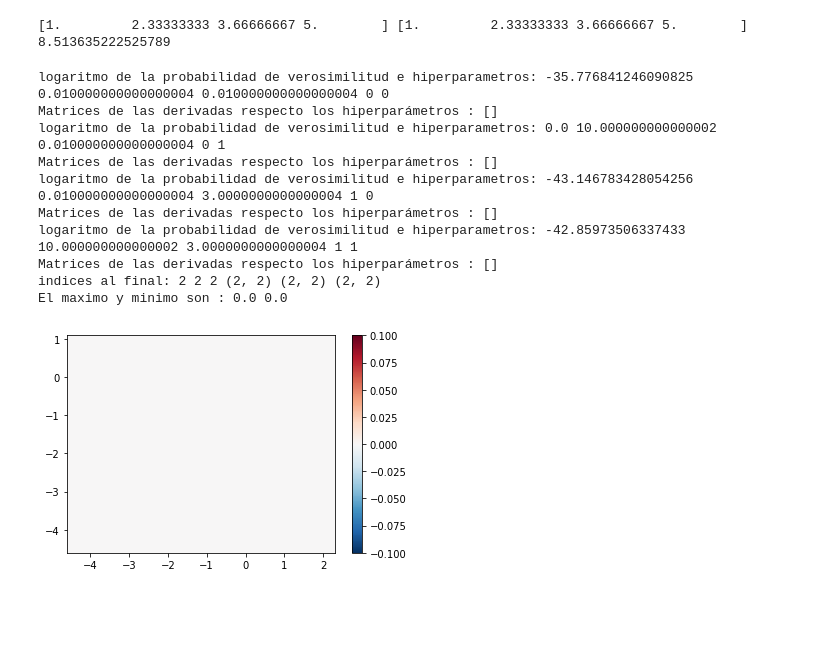
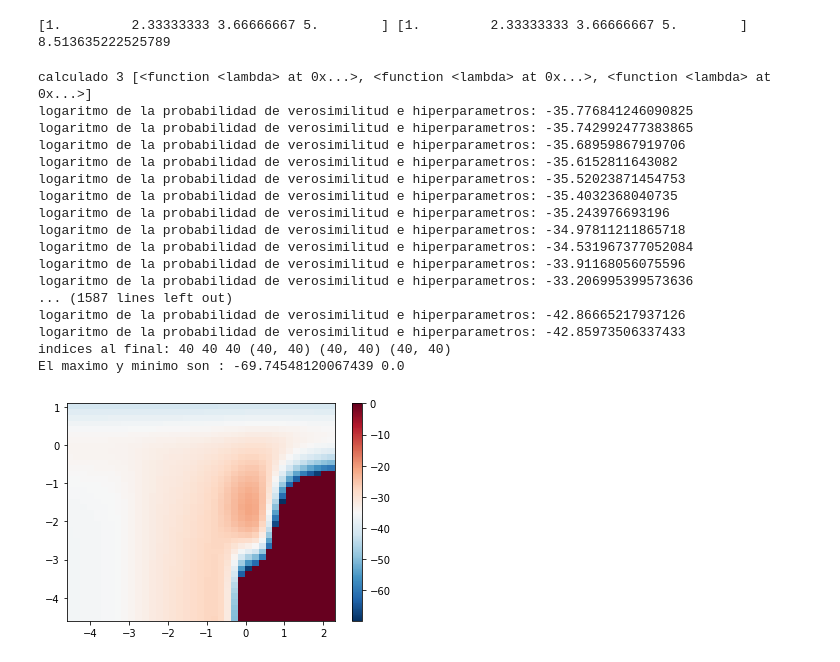
Before and after one commit to juanlu29/juanlu29, a Jupyter notebook: libreriaGP.ipynb, the cells around one changed output. Drawn from its saved outputs; the diff is of its cells as text; code cells hidden in the pictures; blank space fills up the shorter version.

```diff
--- a/libreriaGP.ipynb
+++ b/libreriaGP.ipynb
@@ -125,11 +125,8 @@ class gaussProcess():
     # Se crean matrices [[x],[x],...] (longitud de la concatenacion nx) y [[y],[y],...].T (longitud de la concatenacion ny)
     xM = np.full((len(y),len(x)),x)
     yM = (np.full((len(x),len(y)),y)).T
-    # Llamamos la funcion Ker que nos debe devolver como salida una matriz cuyos elementos calculados representan k(x,y)
-    #return [ self.derKer[i](xM,yM,*hiper) for i in range(self.N_iter) ]
-    for ff, dd in self.todo:
-      print(dd)
-    return np.asarray([ func(xM,yM,*hipero) for func, hipero in self.todo ] )
+    # Generamos el array de matrices llamando al zip de las funciones de derivadas y sus hiperparámetros para generarlas
+    return np.asarray([ self.DerKer[i](xM,yM,*self.Der_Hiper[i]) for i in range(len(self.DerKer)) ] )
 
   def compCov(self,covarianza,*hiper):
     '''
@@ -145,11 +142,14 @@ class gaussProcess():
     '''
     Permite definir la expresion para la derivada del kernel respecto los distintos hiperparametros como un iterable zip
     de funciones anonimas juntos a sus hiperparámetros.
-    En este caso por propositos de optimizacion se espera que se evalue dinamicamente con distintos hiperparámetros
+    En este caso por propositos de optimizacion se espera que se evalue dinamicamente con distintos hiperparámetros.
+    Los datos contenidos en *hiper están encapsulados en una tupla a la que se debe acceder previamente
     '''
-    self.todo = zip(derCovarianza,hiper)
+    self.Zip_Der_hiper = zip(derCovarianza,hiper[0]) # Al hacer zip con las funciones anónimas nos permite iterar sobre los pares funciones - hiperparámetros de manera compacta
+    self.Der_Hiper = hiper[0]
     try:
-      self.derKer = [ lambda x_1,x_2,*hipero: derCovarianza[i](x_1,x_2,*hipero) for func,hipero in self.todo ]
+      #self.derKer = list([ lambda x_1,x_2,*h: der(x_1,x_2,*h) for der,h in self.Zip_Der_hiper ])
+      self.DerKer = derCovarianza
     except:
       raise NameError("No se ha definido kernel previamente")
     return
@@ -184,7 +184,7 @@ class gaussProcess():
       s : amplitud de la correlacion, esta relacionado con la amplitud de las trayectorias generadas por el GP
       l : escala de longitud del GP. Esta relacionada con la distancia sobr la cual los procesos generados por el GP pueden presentar oscilaciones o variaciones
       '''
-      return s*np.exp(-np.power(xa-xb,2)/(2.*np.power(l,2)))
+      return 2*s*np.exp(-np.power(xa-xb,2)/(2.*np.power(l,2)))
 
     def expCua_der_l(self,xb,xa,s,l):
       '''
@@ -553,13 +553,13 @@ class datosVisualizacion():
     self.fig_hm.colorbar(heatmap, ax=self.ax_hm)
     self.fig_hm.show()
 # %%
-#x_train = np.linspace(0.1,9.7,40)
+#x_train = np.linspace(0.1,9.7,5)
 #y_train = 1.1*np.sin(2.*x_train) + np.asarray([random.gauss(0.,1.) for i in range(len(x_train))])
 x_train = [-7.27980659640218,-6.3565864147485,-6.33349783214072,-5.85186882395103,-4.74692152231896,-4.08519569483122,-3.73024545572045,-2.78487668464404,-2.15092471829579,-0.902510956795564,0.496360463886639,0.756812013112905,1.00714394820637,2.37248404949064,2.46618962012525,4.24396641874347,4.33629137438754,4.89477951284853,5.81238911017895,6.14524950944106]
 y_train = [-1.49888963305016,0.569441996545526,0.623268356304418,0.9063943036413,-0.376423208431739,-0.871911241143502,-0.803958546300539,1.07173322993408,2.29393880644365,2.62802707180373,0.412113574676584,-0.297490218195917,-0.660456836687934,-2.66828227995347,-2.09868165955797,-0.965605061863299,-0.758001691987733,-1.32241178751454,-0.725175367478586,-0.449178680954562]
 
 
-grp = 2
+grp = 40
 #sigmas = np.linspace(0.01,3.,grp)
 #ls = np.linspace(0.01,10.,grp)
 
@@ -577,6 +577,9 @@ probabilidades = np.zeros((grp,grp))
 s = 1.
 
 gp_prueba = gaussProcess()
+gp_prueba.compCov(lambda x,y,sh,lh,sigmah : gp_prueba.Kernels.exponencialCuadrada(x,y,sh,lh)+gp_prueba.Kernels.ruidoBlanco(x,y,sigmah),1.,1.,1.) # Aqui especificamos los hiperparametros
+funciones = [lambda x,y,sh,lh: gp_prueba.Kernels.expCua_der_s(x,y,sh,lh) , lambda x,y,sh,lh: gp_prueba.Kernels.expCua_der_l(x,y,sh,lh), lambda x,y,sigmah: gp_prueba.Kernels.rB_der_sigma(x,y,sigmah)]
+gp_prueba.compDerCov( funciones, [[1., 1],[1., 1.],[1.]])
 
 
 i = 0
@@ -585,59 +588,59 @@ for sigma in sigmas:
   j = 0
   for l in ls:
 
-    # Generamos un proceso gausiano para generar la distribucion de funciones con probabilidades a priori (las que nos ofrece las incertidumbres en los parametros)
-    #lll = np.power(10,l)
-    #sigmall = np.power(10,sigma)
-    gp_prueba.compCov(lambda x,y,s,l,sigma : gp_prueba.Kernels.exponencialCuadrada(x,y,s,l)+gp_prueba.Kernels.ruidoBlanco(x,y,sigma),s,l,sigma) # Aqui especificamos los hiperparametros
-    gp_prueba.compDerCov([lambda x,y,s,l : gp_prueba.Kernels.expCua_der_s(x,y,s,l) , lambda x,y,s,l : gp_prueba.Kernels.expCua_der_l(x,y,s,l), lambda x,y,sigma : gp_prueba.Kernels.rB_der_sigma(x,y,sigma)], [[s, l],[s, l], [sigma]] )
+    gp_prueba.Der_Hiper = [[s, l],[s, l],[sigma]]
+    gp_prueba.Hiper = [s,l,sigma]
+    gp_prueba.log_prob_verosimilitud_datos(x_train,y_train)
+    probabilidades[i,j] = gp_prueba.log_marg_y
 
 
-
-
-    gp_prueba.log_prob_verosimilitud_datos(x_train,y_train)
-
-
-    print("logaritmo de la probabilidad de verosimilitud e hiperparametros:",gp_prueba.log_marg_y,l,sigma,i,j)
-    print("Matrices de las derivadas respecto los hiperparámetros :", gp_prueba.calcDerCovM(x_train,x_train))
+    print("logaritmo de la probabilidad de verosimilitud e hiperparametros:",gp_prueba.log_marg_y)
 
     j = j + 1
 
   i = i + 1
 
 print("indices al final:",i,j,grp,np.shape(probabilidades),np.shape(xx),np.shape(yy))
 
 
 fig_3, ax_3 = plt.subplots()
 
 plotRange_sig = sigmas
 plotRange_l = ls
 
 heatmap = ax_3.pcolormesh(xx,yy,probabilidades,cmap='RdBu_r',vmin = probabilidades.min(), vmax = probabilidades.max())
 #ax_3.axis([plotRange_l.min(), plotRange_l.max(), plotRange_sig.min(), plotRange_sig.max()])
 fig_3.colorbar(heatmap, ax=ax_3)
 
 print("El maximo y minimo son :", probabilidades.min(),  probabilidades.max() )
 
 #ax_3.set_xscale('log')
 #ax_3.set_yscale('log')
 
 fig_3.show()
 
 
 #im = ax_3.imshow(probabilidades)
 
 #fig_3.colorbar(im, ax=ax_3)
 
 #fig_3.show()
 # %% [output]
-logaritmo de la probabilidad de verosimilitud e hiperparametros: -35.776841246090825 0.010000000000000004 0.010000000000000004 0 0
-Matrices de las derivadas respecto los hiperparámetros : []
-logaritmo de la probabilidad de verosimilitud e hiperparametros: 0.0 10.000000000000002 0.010000000000000004 0 1
-Matrices de las derivadas respecto los hiperparámetros : []
-logaritmo de la probabilidad de verosimilitud e hiperparametros: -43.146783428054256 0.010000000000000004 3.0000000000000004 1 0
-Matrices de las derivadas respecto los hiperparámetros : []
-logaritmo de la probabilidad de verosimilitud e hiperparametros: -42.85973506337433 10.000000000000002 3.0000000000000004 1 1
-Matrices de las derivadas respecto los hiperparámetros : []
-indices al final: 2 2 2 (2, 2) (2, 2) (2, 2)
-El maximo y minimo son : 0.0 0.0
+calculado 3 [<function <lambda> at 0x...>, <function <lambda> at 0x...>, <function <lambda> at 0x...>]
+logaritmo de la probabilidad de verosimilitud e hiperparametros: -35.776841246090825
+logaritmo de la probabilidad de verosimilitud e hiperparametros: -35.742992477383865
+logaritmo de la probabilidad de verosimilitud e hiperparametros: -35.68959867919706
+logaritmo de la probabilidad de verosimilitud e hiperparametros: -35.6152811643082
+logaritmo de la probabilidad de verosimilitud e hiperparametros: -35.52023871454753
+logaritmo de la probabilidad de verosimilitud e hiperparametros: -35.4032368040735
+logaritmo de la probabilidad de verosimilitud e hiperparametros: -35.243976693196
+logaritmo de la probabilidad de verosimilitud e hiperparametros: -34.97811211865718
+logaritmo de la probabilidad de verosimilitud e hiperparametros: -34.531967377052084
+logaritmo de la probabilidad de verosimilitud e hiperparametros: -33.91168056075596
+logaritmo de la probabilidad de verosimilitud e hiperparametros: -33.206995399573636
+... (1587 lines left out)
+logaritmo de la probabilidad de verosimilitud e hiperparametros: -42.86665217937126
+logaritmo de la probabilidad de verosimilitud e hiperparametros: -42.85973506337433
+indices al final: 40 40 40 (40, 40) (40, 40) (40, 40)
+El maximo y minimo son : -69.74548120067439 0.0
-[figure, old version]
+[figure, new version]
```
Also changed, not shown: parts of 1 cell of this notebook.
